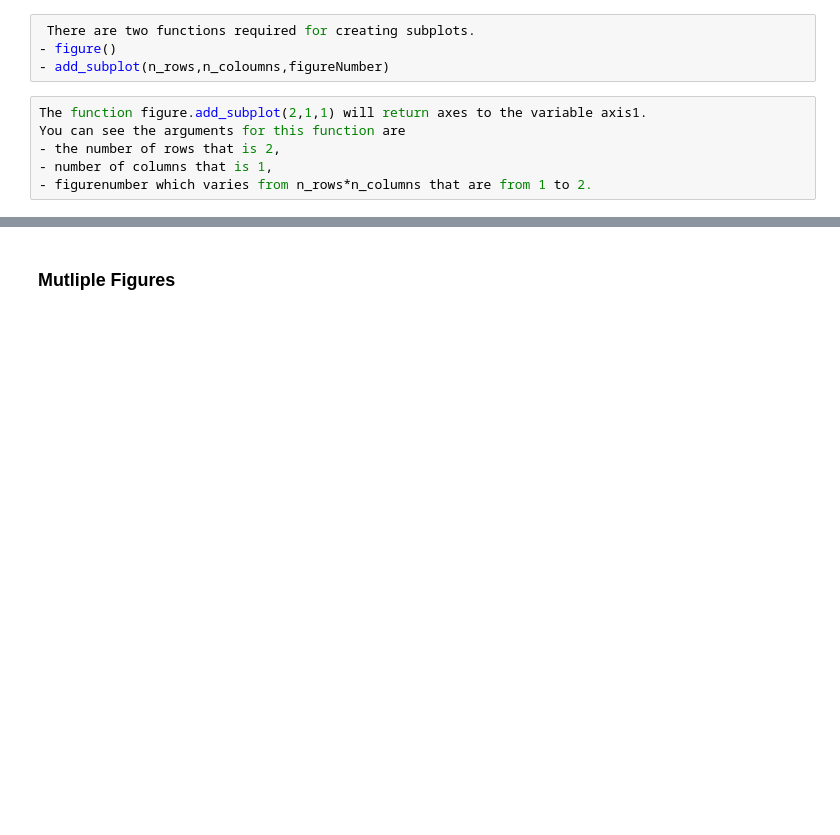
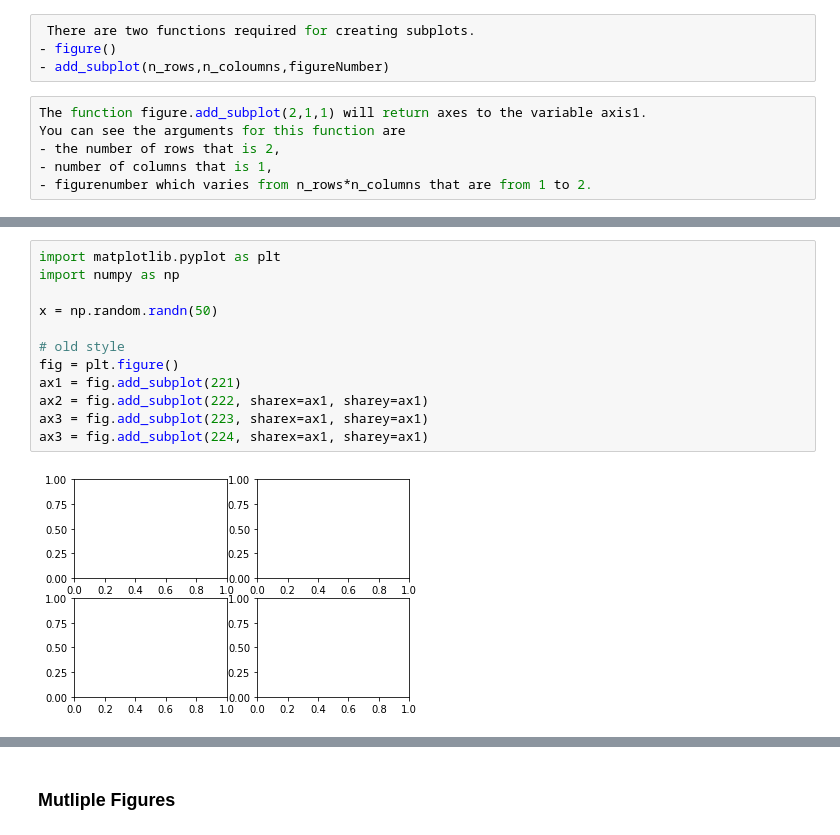
Before and after one commit to k21k/Python-Notes, a Jupyter notebook: Learning Notes/Learning Notes 7 - Matplotlib.ipynb, the cells around one changed output, grey strips where cells are left out. Cells and saved outputs as stored; diff of their text form; blank space fills up the shorter version.

```diff
--- a/Learning Notes/Learning Notes 7 - Matplotlib.ipynb
+++ b/Learning Notes/Learning Notes 7 - Matplotlib.ipynb
@@ -213,3 +223,17 @@ axis2.set_title(("Second Plot"))
 plt.show()
 # %% [output]
 [figure]
+# %%
+import matplotlib.pyplot as plt
+import numpy as np
+
+x = np.random.randn(50)
+
+# old style
+fig = plt.figure()
+ax1 = fig.add_subplot(221)
+ax2 = fig.add_subplot(222, sharex=ax1, sharey=ax1)
+ax3 = fig.add_subplot(223, sharex=ax1, sharey=ax1)
+ax3 = fig.add_subplot(224, sharex=ax1, sharey=ax1)
+# %% [output]
+[figure, added]
```
Also changed, not shown: parts of 12 cells of this notebook, 2 other files.
